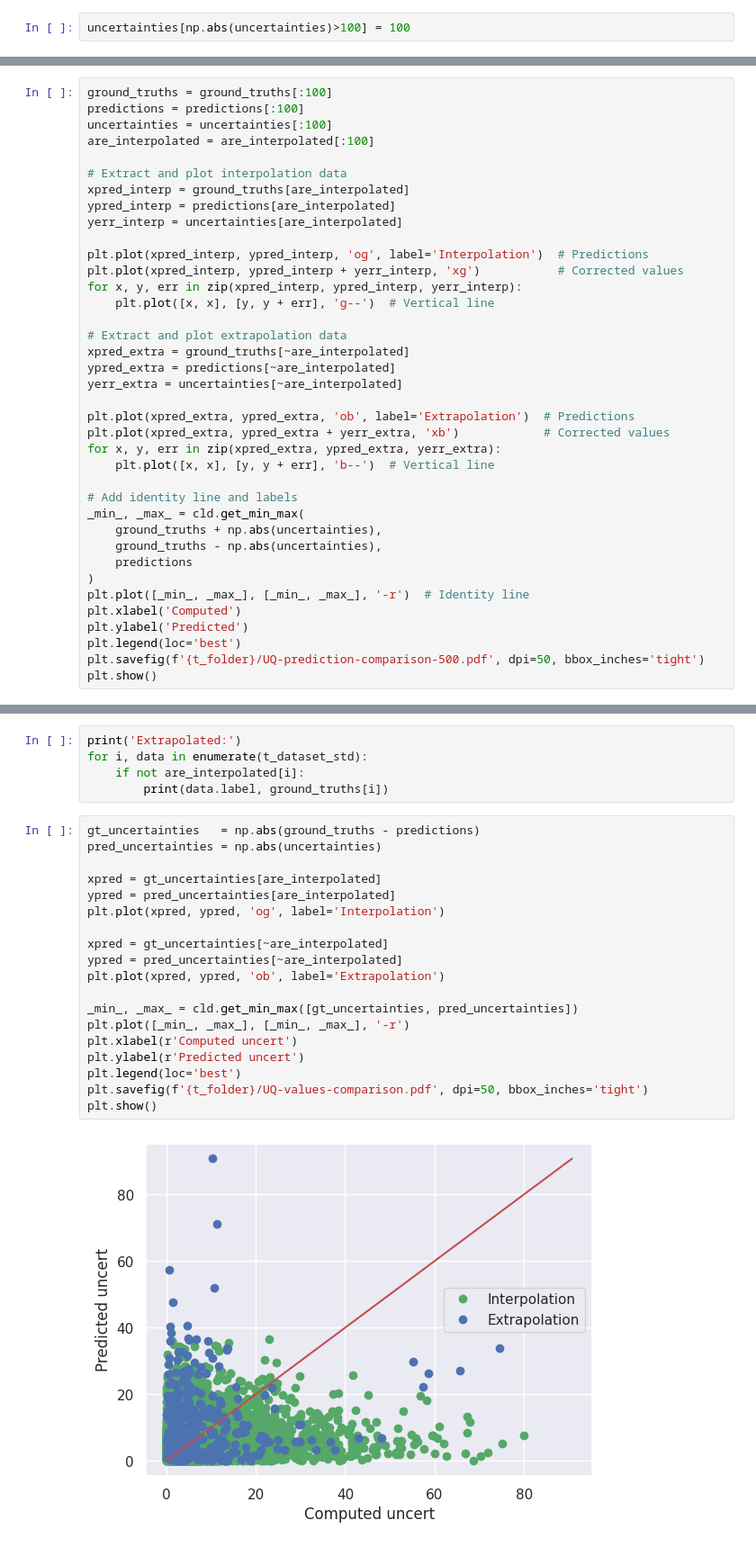
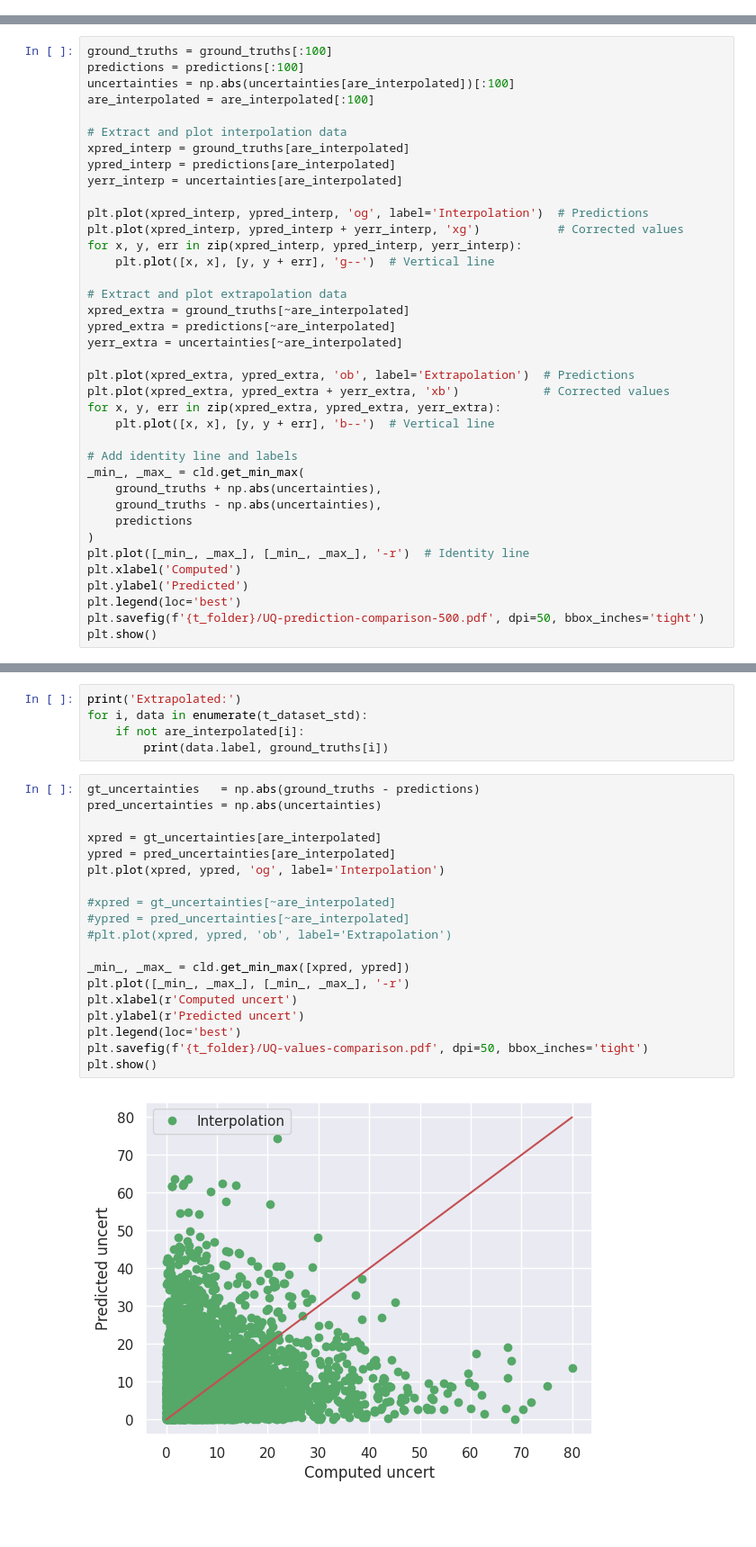
Before and after one commit to CibranLopez/CLUE, a Jupyter notebook: predict-GNN.ipynb, the cells around one changed output, grey strips where cells are left out. Shown at 90% size. Cells and saved outputs as stored; diff of their text form; blank space fills up the shorter version.

```diff
--- a/predict-GNN.ipynb
+++ b/predict-GNN.ipynb
@@ -116,4 +97,2 @@ KeyboardInterrupt:
-# %%
-uncertainties[np.abs(uncertainties)>100] = 100
 # %% [markdown]
 # Plot predictions
@@ -156,7 +133,7 @@ plt.show()
 # %%
 ground_truths = ground_truths[:100]
 predictions = predictions[:100]
-uncertainties = uncertainties[:100]
+uncertainties = np.abs(uncertainties[are_interpolated])[:100]
 are_interpolated = are_interpolated[:100]
 
 # Extract and plot interpolation data
@@ -201,21 +178,21 @@ for i, data in enumerate(t_dataset_std):
 # %%
 gt_uncertainties   = np.abs(ground_truths - predictions)
 pred_uncertainties = np.abs(uncertainties)
 
 xpred = gt_uncertainties[are_interpolated]
 ypred = pred_uncertainties[are_interpolated]
 plt.plot(xpred, ypred, 'og', label='Interpolation')
 
-xpred = gt_uncertainties[~are_interpolated]
-ypred = pred_uncertainties[~are_interpolated]
-plt.plot(xpred, ypred, 'ob', label='Extrapolation')
+#xpred = gt_uncertainties[~are_interpolated]
+#ypred = pred_uncertainties[~are_interpolated]
+#plt.plot(xpred, ypred, 'ob', label='Extrapolation')
 
-_min_, _max_ = cld.get_min_max([gt_uncertainties, pred_uncertainties])
+_min_, _max_ = cld.get_min_max([xpred, ypred])
 plt.plot([_min_, _max_], [_min_, _max_], '-r')
 plt.xlabel(r'Computed uncert')
 plt.ylabel(r'Predicted uncert')
 plt.legend(loc='best')
 plt.savefig(f'{t_folder}/UQ-values-comparison.pdf', dpi=50, bbox_inches='tight')
 plt.show()
 # %% [output]
-[figure, old version]
+[figure, new version]
```
Also changed, not shown: parts of 8 cells of this notebook, 1 other file.
